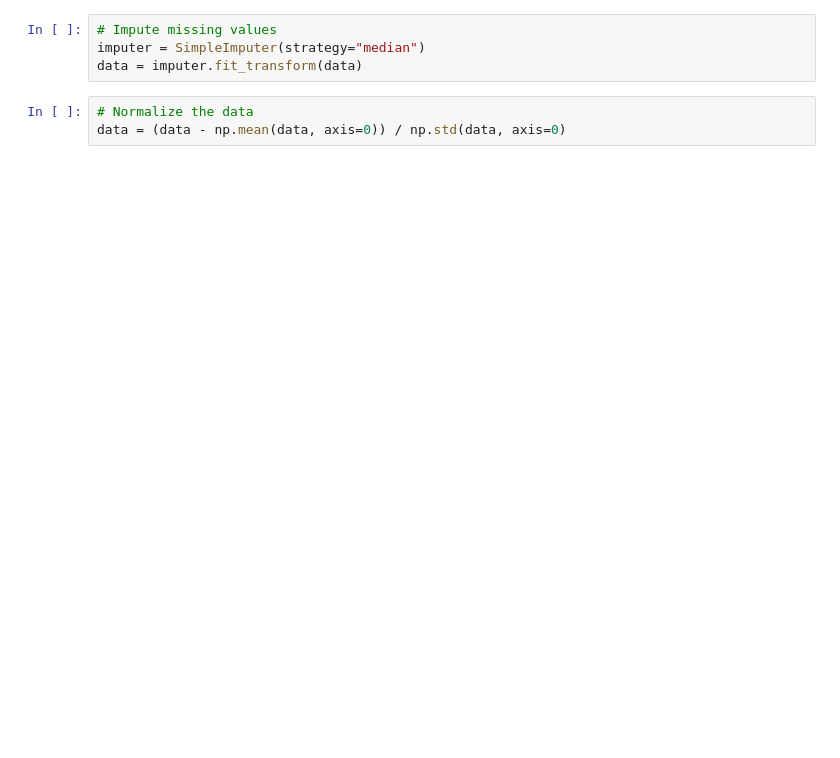
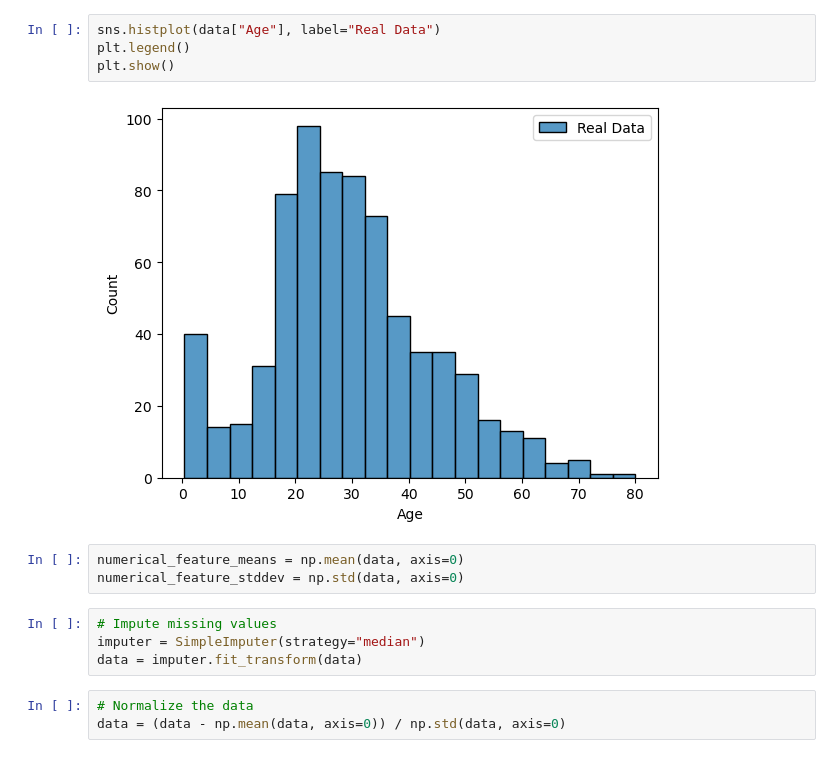
Before and after one commit to itsbigspark/ai-hackathon, a Jupyter notebook: notebooks/gan_build.ipynb, the cells around one changed output. Drawn from its saved outputs; the diff is of its cells as text; blank space fills up the shorter version.

```diff
--- a/notebooks/gan_build.ipynb
+++ b/notebooks/gan_build.ipynb
@@ -22,3 +43,12 @@ data = np.concatenate((data.values, cat_data), axis=1)
+# %%
+sns.histplot(data["Age"], label="Real Data")
+plt.legend()
+plt.show()
+# %% [output]
+[figure, added]
+# %%
+numerical_feature_means = np.mean(data, axis=0)
+numerical_feature_stddev = np.std(data, axis=0)
 # %%
 # Impute missing values
 imputer = SimpleImputer(strategy="median")
```
Also changed, not shown: parts of 46 cells of this notebook.
